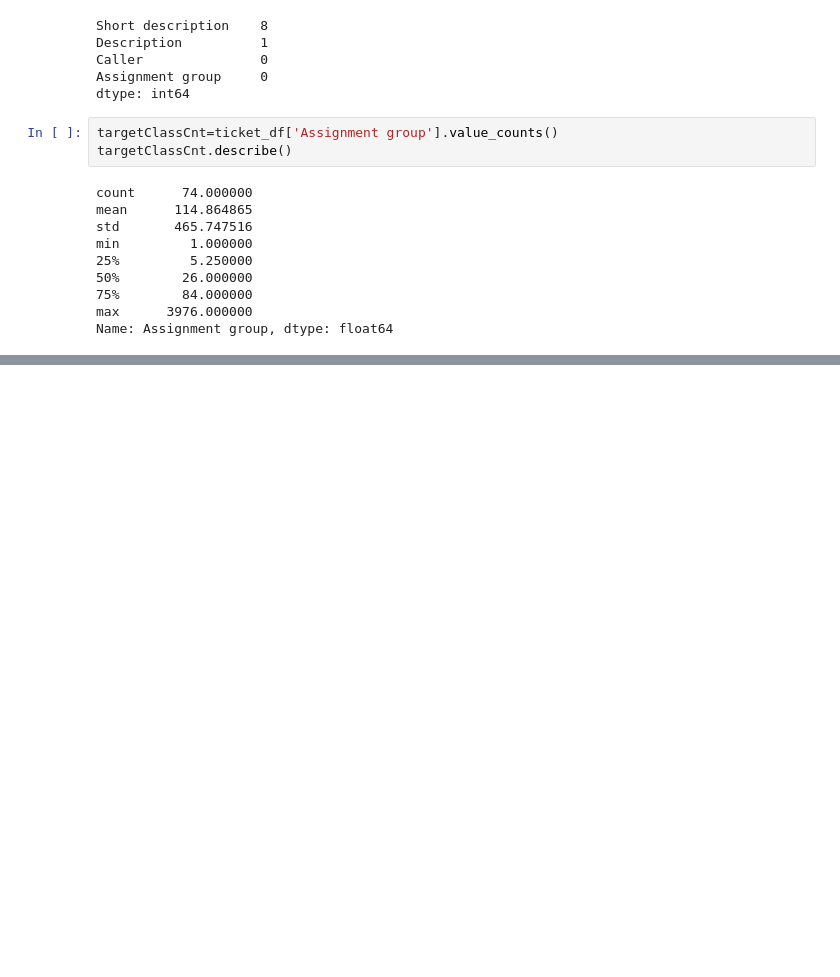
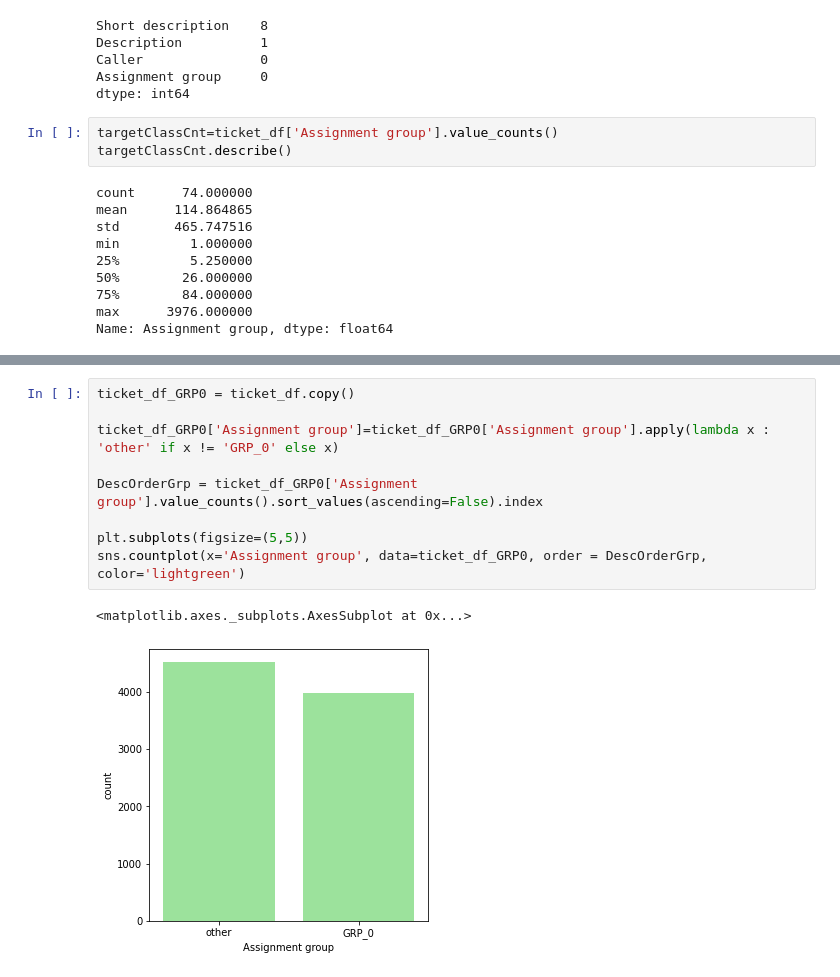
Before and after one commit to mkmanianv/automaticTicketAssignment, a Jupyter notebook: NLP_Automatic_Ticket_Assignment_Capstone_Project_Soundar.ipynb, the cells around one changed output, grey strips where cells are left out. Saved outputs shown, nothing was run; the diff lists cells and outputs as text; blank space fills up the shorter version.

```diff
--- a/NLP_Automatic_Ticket_Assignment_Capstone_Project_Soundar.ipynb
+++ b/NLP_Automatic_Ticket_Assignment_Capstone_Project_Soundar.ipynb
@@ -56,0 +96,12 @@ ticket_df=clean.removeNullValues(ticket_df,'Description')
+# %%
+ticket_df_GRP0 = ticket_df.copy()
+
+ticket_df_GRP0['Assignment group']=ticket_df_GRP0['Assignment group'].apply(lambda x : 'other' if x != 'GRP_0' else x)
+
+DescOrderGrp = ticket_df_GRP0['Assignment group'].value_counts().sort_values(ascending=False).index
+
+plt.subplots(figsize=(5,5))
+sns.countplot(x='Assignment group', data=ticket_df_GRP0, order = DescOrderGrp, color='lightgreen')
+# %% [output]
+<matplotlib.axes._subplots.AxesSubplot at 0x...>
+[figure, added]
```
Also changed, not shown: parts of 12 cells of this notebook.
